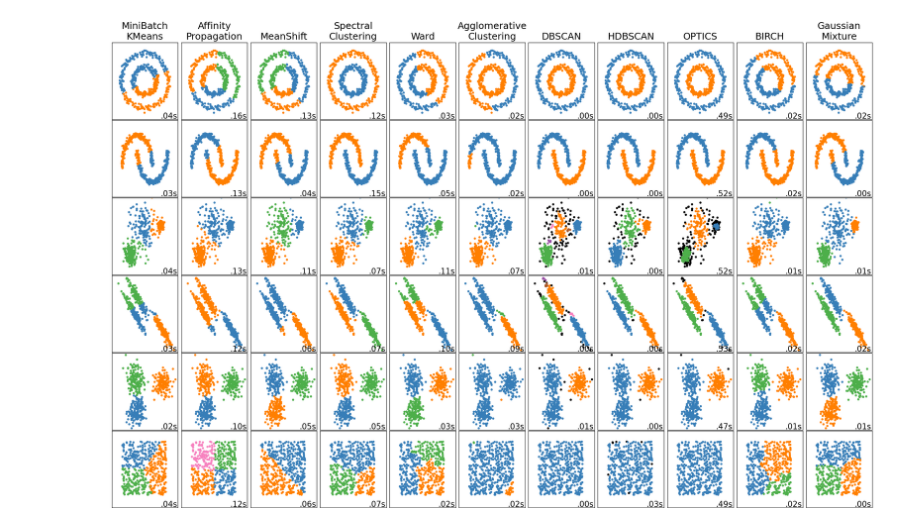
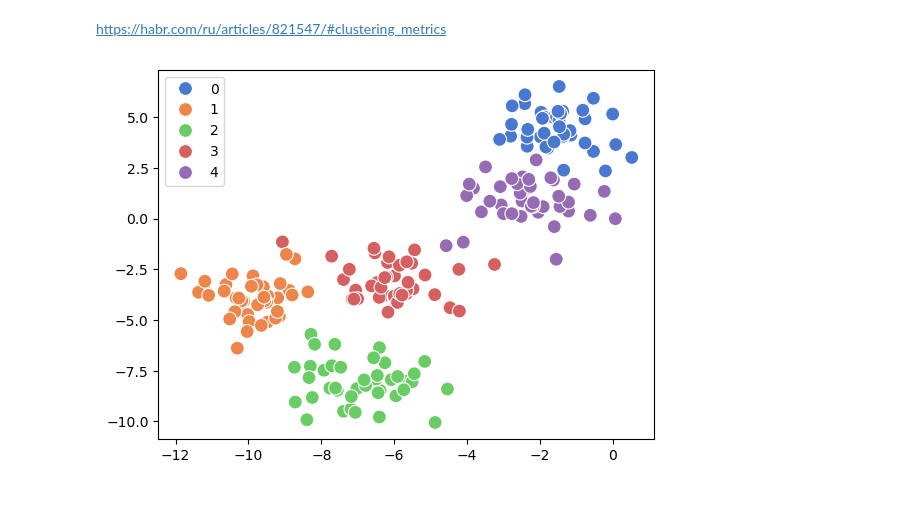
Before and after one commit to EngeloX/ds, a Jupyter notebook: Notebooks/Metrics_Clustering.ipynb, the cells around one changed output. Saved outputs shown, nothing was run; the diff lists cells and outputs as text; code cells hidden in the pictures; blank space fills up the shorter version.

```diff
--- a/Notebooks/Metrics_Clustering.ipynb
+++ b/Notebooks/Metrics_Clustering.ipynb
@@ -1,2 +1,13 @@
-# %% [markdown]
-![image.png](attachment:4d33eb00-772a-41cc-95b9-c85cf57f74b9.png)
+# %% [markdown]
+https://habr.com/ru/articles/821547/#clustering_metrics
+# %%
+import numpy as np
+import seaborn as sns
+import matplotlib.pyplot as plt
+from sklearn.datasets import make_blobs
+from sklearn.cluster import AffinityPropagation
+import warnings; warnings.filterwarnings('ignore')
+X, y = make_blobs(n_samples=200, n_features=2, centers=5, random_state=1)
+sns.scatterplot(x=X[:, 0], y=X[:, 1], hue=y, palette='muted', s=100);
+# %% [output]
+[figure, added]
```
Also changed, not shown: parts of 28 cells of this notebook, 3 other files.
